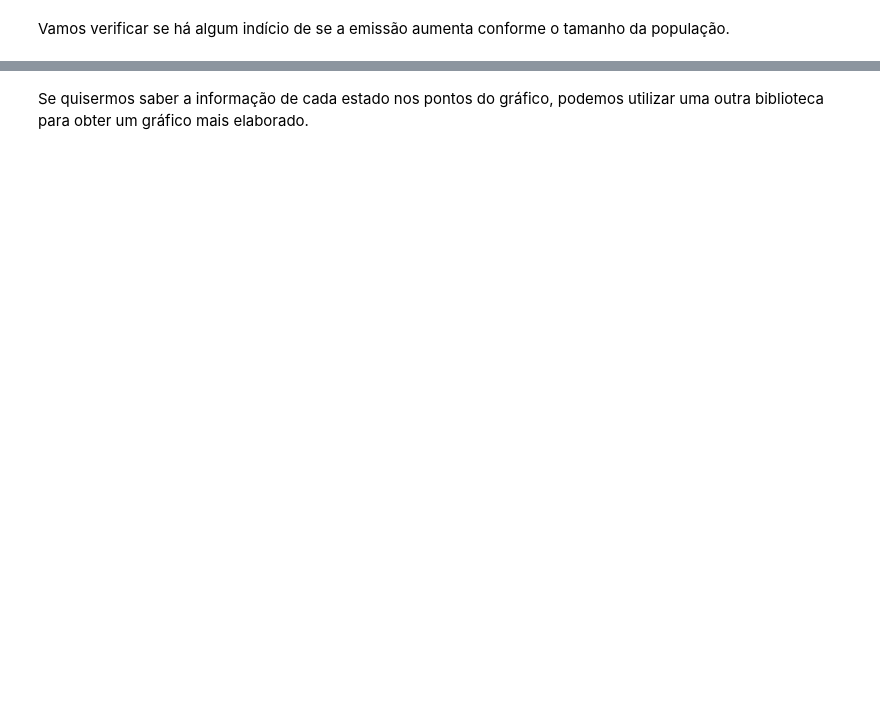
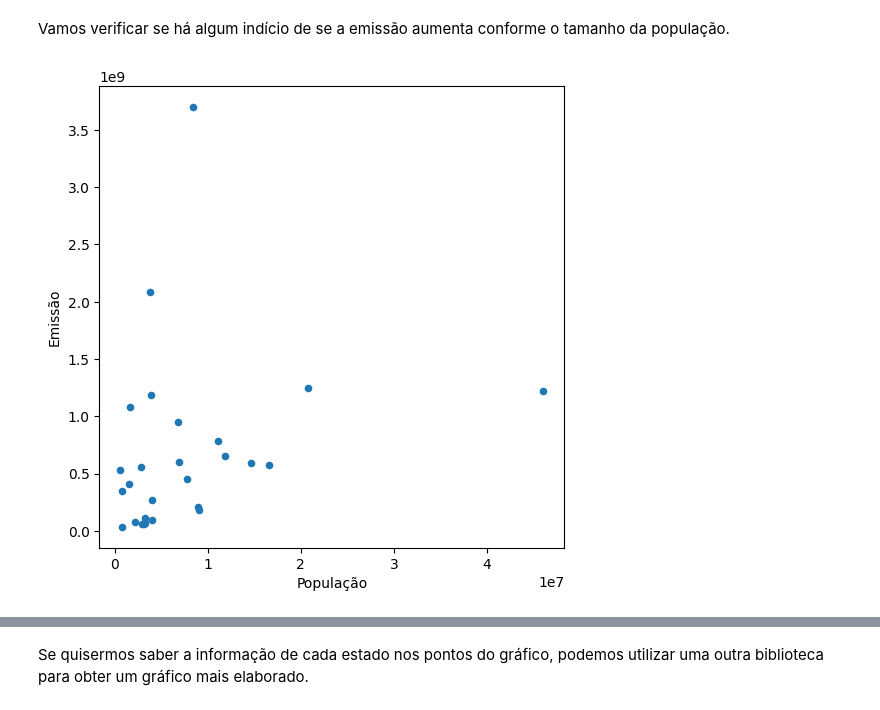
Before and after one commit to gabrielgvss/TRILHAS-INOVA-Ciencia-de-dados, a Jupyter notebook: pandas/projeto_efeito_estufa/analise_efeito_estufa_brasil.ipynb, the cells around one changed output, grey strips where cells are left out. Drawn from its saved outputs; the diff is of its cells as text; code cells hidden in the pictures; blank space fills up the shorter version.

```diff
--- a/pandas/projeto_efeito_estufa/analise_efeito_estufa_brasil.ipynb
+++ b/pandas/projeto_efeito_estufa/analise_efeito_estufa_brasil.ipynb
@@ -681,3 +681,11 @@ populacao_por_estado
 ### Unindo os dados
 # %% [markdown]
 Com as informações tratadas, podemos realizar a junção dos dados de emissão com a população, com uso do método [`merge()`](https://pandas.pydata.org/docs/reference/api/pandas.DataFrame.merge.html).
+# %%
+# Selecionando apenas dados mais recentes -> ano = 2021
+emissoes2021 = emissoes[emissoes['Ano'] == 2021]
+
+# Agrupando emissão por estado
+emissao_por_estado_2021 = emissoes2021.groupby('Estado')[['Emissão']].sum().reset_index()
+
+emissao_por_estado_2021
@@ -683,0 +710,8 @@ Com as informações tratadas, podemos realizar a junção dos dados de emissão
+# %%
+# União de tabelas com merge()
+dados_agrupados = pd.merge(emissao_por_estado_2021, populacao_por_estado,
+                           left_on='Estado', right_on='UF')
+
+dados_agrupados.rename(columns={'POPULAÇÃO':'População'}, inplace=True)
+
+dados_agrupados
@@ -684,2 +736,7 @@ Com as informações tratadas, podemos realizar a junção dos dados de emissão
 # %% [markdown]
 Vamos verificar se há algum indício de se a emissão aumenta conforme o tamanho da população.
+# %%
+# Verificação de correlação com gráfico scatter plot (dispersão):
+dados_agrupados.plot(x='População', y='Emissão', kind='scatter', figsize=(6,6));
+# %% [output]
+[figure, added]
```
Also changed, not shown: parts of 7 cells of this notebook, 1 other file.
